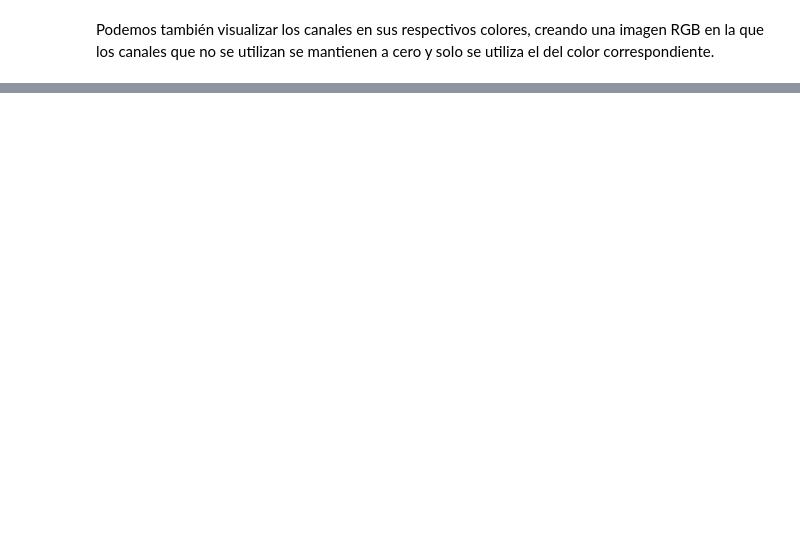
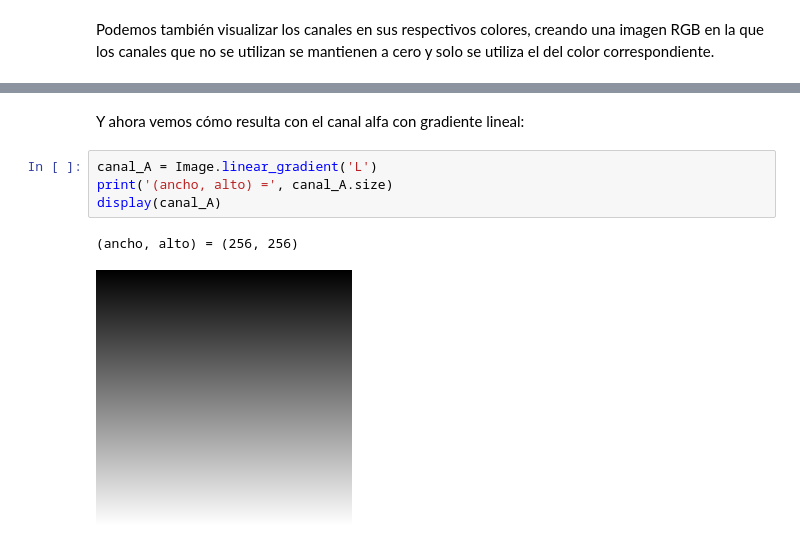
Before and after one commit to ULPGC-GTMA/ULPGC-TIV, a Jupyter notebook: Tema_1a.ipynb, the cells around one changed output, grey strips where cells are left out. Saved outputs shown, nothing was run; the diff lists cells and outputs as text; blank space fills up the shorter version.

```diff
--- a/Tema_1a.ipynb
+++ b/Tema_1a.ipynb
@@ -334,0 +410,9 @@ modo:  RGB
+# %% [markdown]
+Y ahora vemos cómo resulta con el canal alfa con gradiente lineal:
+# %%
+canal_A = Image.linear_gradient('L')
+print('(ancho, alto) =', canal_A.size)
+display(canal_A)
+# %% [output]
+(ancho, alto) = (256, 256)
+[figure, added]
```
Also changed, not shown: parts of 17 cells of this notebook.
